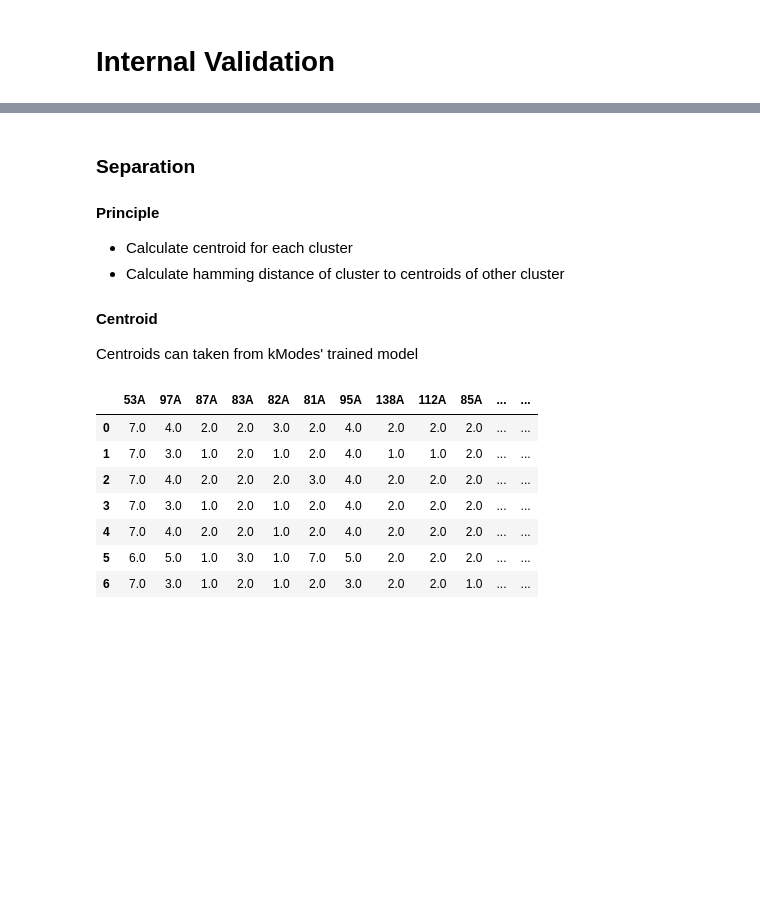
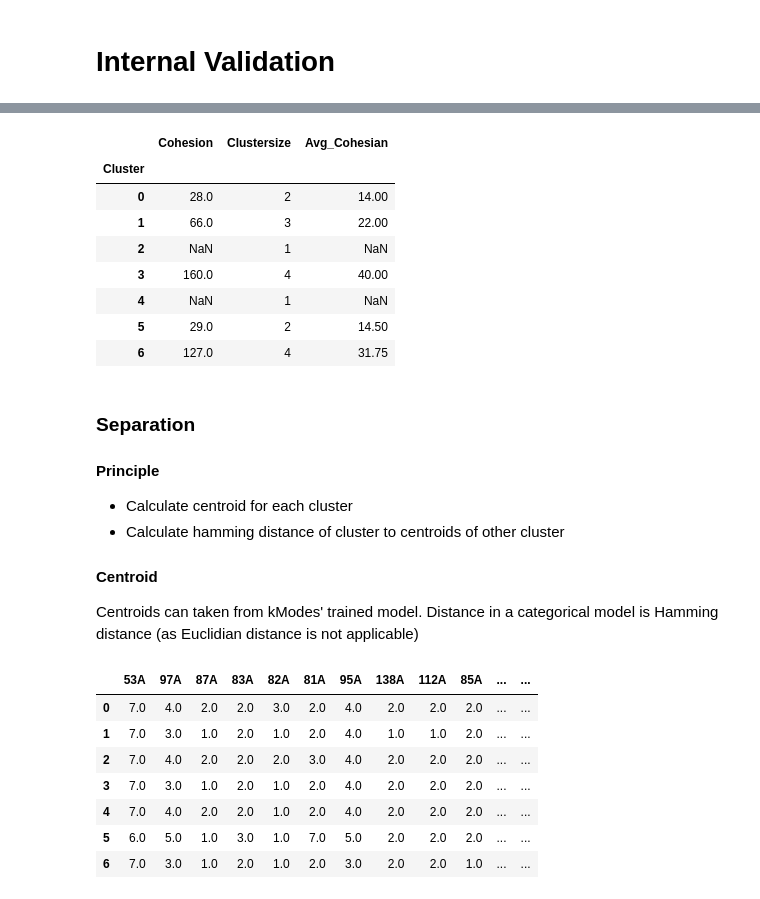
Before and after one commit to StefMiya/TL_Team5, a Jupyter notebook: learn.ipynb, the cells around one changed output, grey strips where cells are left out. Cells and saved outputs as stored; diff of their text form; code cells hidden in the pictures; blank space fills up the shorter version.

```diff
--- a/learn.ipynb
+++ b/learn.ipynb
@@ -138,3 +115,54 @@ df_cohesian
+# %%
+def calc_sum_similarities(a, b):
+    ret_val = 0
+    for i in range(0, len(a)): #iterate thru all elements and sum up similarities
+        if (a[i] == b[i]): ret_val += 1
+        # print(f'{a[i]} - {b[i]} : {ret_val}')
+    return ret_val
+
+clusters = range(model_config['k'])
+cohesions = []
+cluster_size = []
+
+for it_cluster in clusters:
+    df_cluster = df_result[df_result['Cluster'] == it_cluster].iloc[:,1:]
+    cnt_langs = df_cluster.shape[0] #number of elements in cluster
+    # print(cnt_langs)
+
+    sum_similarities = 0
+
+    if cnt_langs == 1:
+        sum_similarities = np.nan #only one lang in cluster!
+    else:
+        sum_similarities = 0
+        for i in range(cnt_langs):
+            for j in range(i,cnt_langs):
+                if (i != j): #no need to compare one language to itself
+                    # print(f"compare langauge {i} ({type(i)}) to {j} ({type(j)}): {calc_sum_similarities(df_cluster.iloc[i], df_cluster.iloc[j])}")
+                    sum_similarities += calc_sum_similarities(df_cluster.iloc[i], df_cluster.iloc[j])
+
+    # print(f'cohesion for cluster #{it_cluster}: {sum_similarities}')
+    cohesions.append(sum_similarities)
+    cluster_size.append(cnt_langs)
+
+dict_cont = { 'Cluster' : clusters, 'Cohesion' : cohesions, 'Clustersize' : cluster_size }
+
+df_cohesion = pd.DataFrame(dict_cont)
+df_cohesion = df_cohesion.set_index('Cluster')
+
+df_cohesion['Avg_Cohesian'] = df_cohesion['Cohesion'] / df_cohesion['Clustersize']
+
+df_cohesion
+# %% [output]
+|  | Cohesion | Clustersize | Avg_Cohesian |
+| Cluster |  |  |  |
+| 0 | 28.0 | 2 | 14.00 |
+| 1 | 66.0 | 3 | 22.00 |
+| 2 | NaN | 1 | NaN |
+| 3 | 160.0 | 4 | 40.00 |
+| 4 | NaN | 1 | NaN |
+| 5 | 29.0 | 2 | 14.50 |
+| 6 | 127.0 | 4 | 31.75 |
 # %% [markdown]
 ### Separation
 #### Principle
@@ -142,7 +170,7 @@ df_cohesian
 - Calculate hamming distance of cluster to centroids of other cluster
 
 #### Centroid
-Centroids can taken from kModes' trained model
+Centroids can taken from kModes' trained model. Distance in a categorical model is Hamming distance (as Euclidian distance is not applicable)
 # %%
 df_centroids = pd.DataFrame(kmode.cluster_centroids_, columns= df_result.columns[1:])
 df_centroids
```
Also changed, not shown: parts of 13 cells of this notebook, 1 other file.
